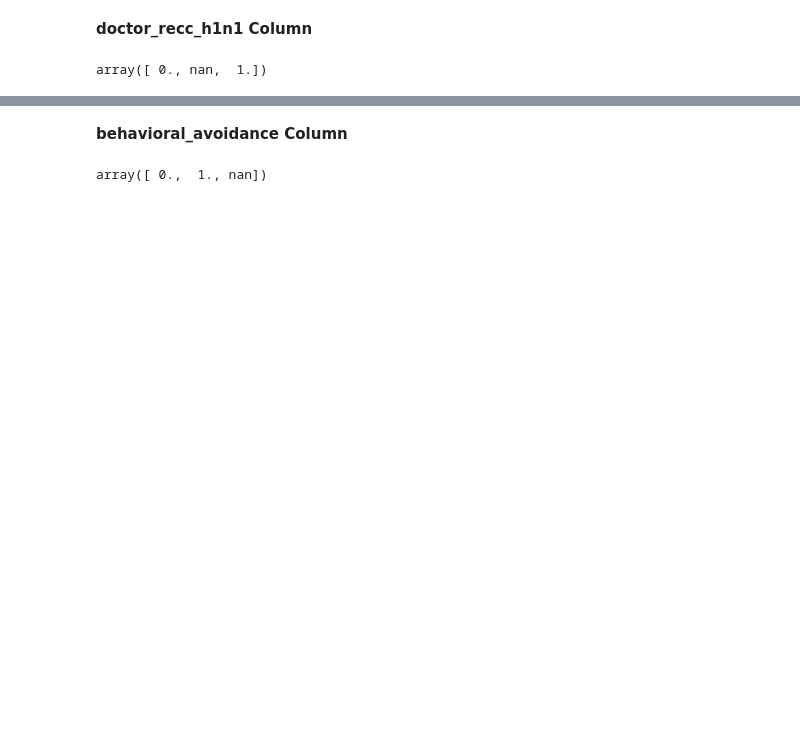
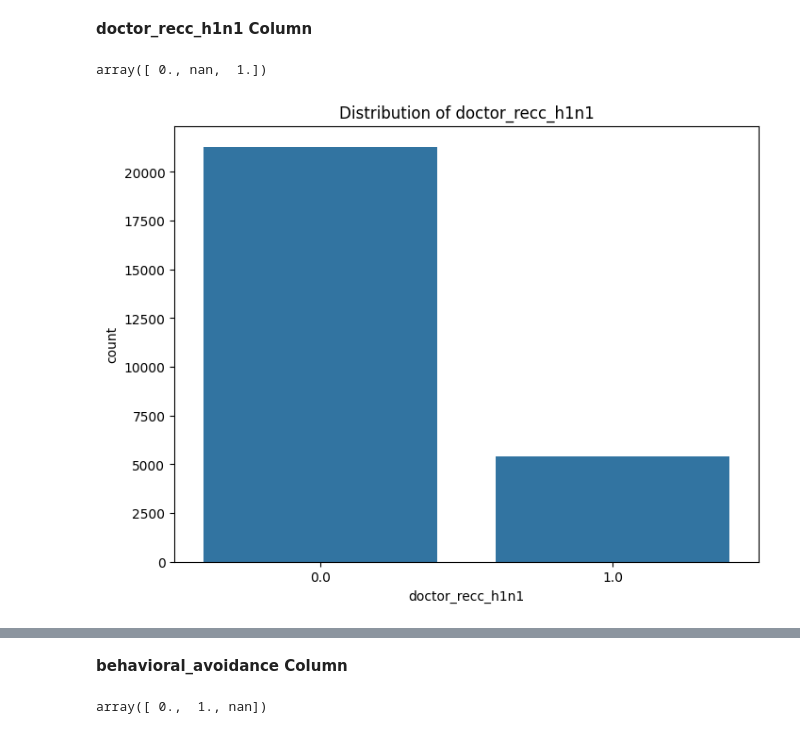
Before and after one commit to KeyMoney22/Flu-Shot-Learning, a Jupyter notebook: Flu_Shot_Learning_Predict_H1N1_and_Seasonal_Flu_Vaccines.ipynb, the cells around one changed output, grey strips where cells are left out. Saved outputs shown, nothing was run; the diff lists cells and outputs as text; code cells hidden in the pictures; blank space fills up the shorter version.

```diff
--- a/Flu_Shot_Learning_Predict_H1N1_and_Seasonal_Flu_Vaccines.ipynb
+++ b/Flu_Shot_Learning_Predict_H1N1_and_Seasonal_Flu_Vaccines.ipynb
@@ -248,5 +250,12 @@ df_train_copy['income_poverty'].isnull().sum()
 df_train_copy['doctor_recc_h1n1'].unique()
 # %% [output]
 array([ 0., nan,  1.])
-# %%
-df_train_copy['doctor_recc_h1n1'].fillna(0, inplace=True)
+# %%
+# Disbtribution graph for the doctor_recc_h1n1 column
+
+plt.figure(figsize=(8, 6))
+sns.countplot(x='doctor_recc_h1n1', data=df_train_copy)
+plt.title('Distribution of doctor_recc_h1n1')
+plt.show()
+# %% [output]
+[figure, added]
```
Also changed, not shown: parts of 11 cells of this notebook.
